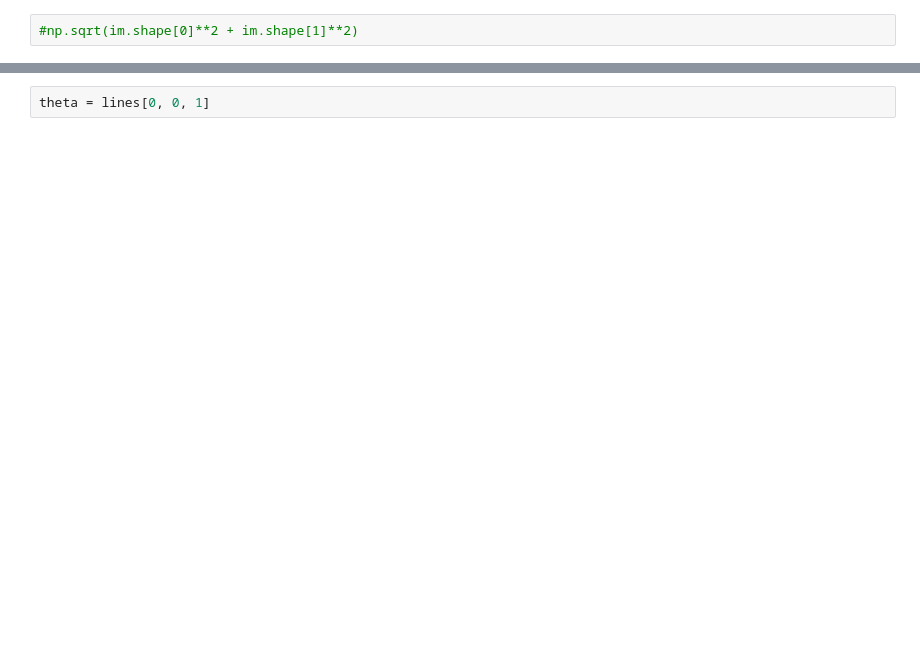
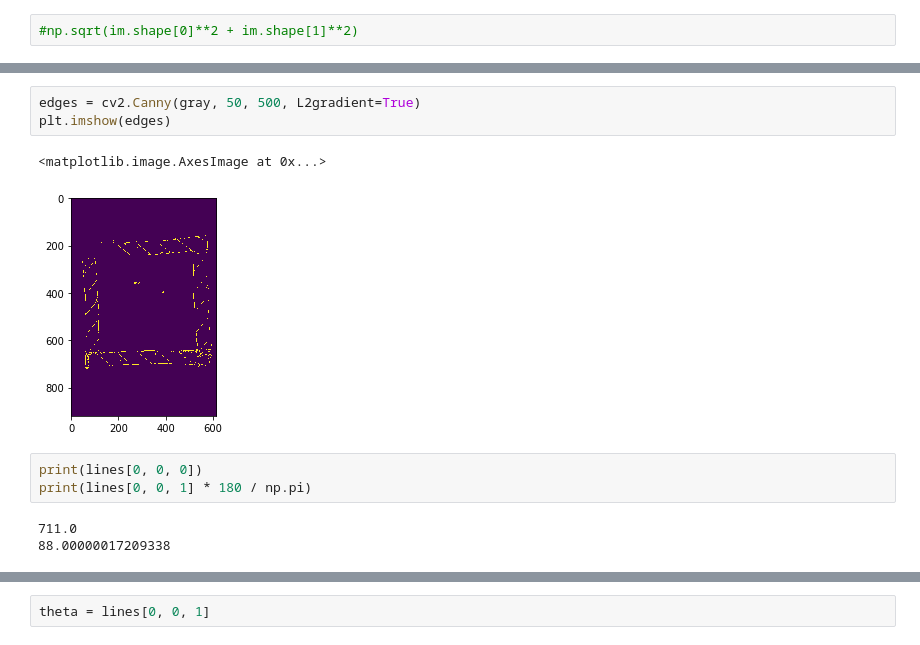
Before and after one commit to AngusG/deep-learning-dreissenid, a Jupyter notebook: find_the_quadrat.ipynb, the cells around one changed output, grey strips where cells are left out. Drawn from its saved outputs; the diff is of its cells as text; blank space fills up the shorter version.

```diff
--- a/find_the_quadrat.ipynb
+++ b/find_the_quadrat.ipynb
@@ -30,0 +77,12 @@ plt.imshow(edges)
+# %%
+edges = cv2.Canny(gray, 50, 500, L2gradient=True)
+plt.imshow(edges)
+# %% [output]
+<matplotlib.image.AxesImage at 0x...>
+[figure, added]
+# %%
+print(lines[0, 0, 0])
+print(lines[0, 0, 1] * 180 / np.pi)
+# %% [output]
+711.0
+88.00000017209338
```
Also changed, not shown: parts of 26 cells of this notebook, 3 other files.
